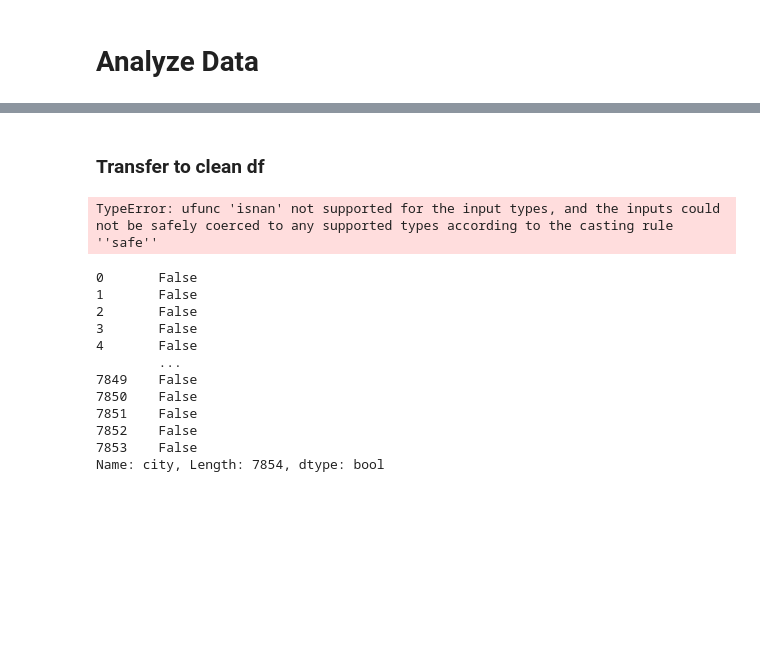
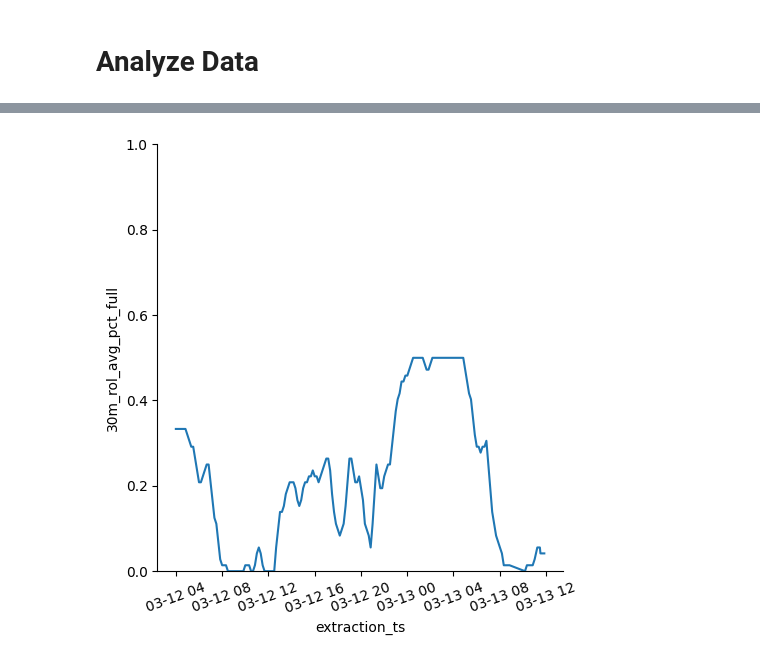
Before and after one commit to early-riser18/YouBikeML, a Jupyter notebook: eda/YouBike_EDA.ipynb, the cells around one changed output, grey strips where cells are left out. Saved outputs shown, nothing was run; the diff lists cells and outputs as text; code cells hidden in the pictures; blank space fills up the shorter version.

```diff
--- a/eda/YouBike_EDA.ipynb
+++ b/eda/YouBike_EDA.ipynb
@@ -433,0 +492,3 @@ base_df = main_df[['id', 'space', 'full', 'empty', 'bike_yb2', 'bike_eyb', 'city
+# %%
+rand_id = base_df['id'].sample(1, ignore_index=True)[0]
+print(rand_id)
@@ -434,8 +497,12 @@ base_df = main_df[['id', 'space', 'full', 'empty', 'bike_yb2', 'bike_eyb', 'city
 # %%
-eg_id = 500101001
+eg_id = rand_id
 # base_df.sort_values(by=["id", "last_update_ts"]).head(50)
 s_1 = base_df[base_df["id"] == eg_id] \
-    .sort_values(by=["id", "last_update_ts"]) \
+    .sort_values(by=["id", "extraction_ts"], ascending=False) \
     .copy(deep=True).reset_index(drop=True)
-s_1.drop_duplicates(subset="last_update_ts", inplace=True)
+# s_1.drop_duplicates(subset="last_update_ts", inplace=True)
 s_1["pct_full"] = s_1["full"] / s_1["space"]
+
+## Apply rolling average
+
+s_1["30m_rol_avg_pct_full"] = s_1['pct_full'].rolling(window=3).mean() #Assumes each record is 10 mins
@@ -507,2 +508,0 @@ sns.relplot(kind="scatter", x="lat", y="lng", data=main_df_dummy[main_df_dummy["
-# %% [markdown]
-### Transfer to clean df
@@ -511,20 +509,8 @@ bikes_station_clean = main_df.copy()
-# %%
-import numpy as np
-np.isnan(main_df_dummy["city"][0])
-# %% [output]
-TypeError: ufunc 'isnan' not supported for the input types, and the inputs could not be safely coerced to any supported types according to the casting rule ''safe''
-# %%
-main_df_dummy["city"].isna()
-# %% [output]
-0       False
-1       False
-2       False
-3       False
-4       False
-        ...
-7849    False
-7850    False
-7851    False
-7852    False
-7853    False
-Name: city, Length: 7854, dtype: bool
+# %%
+sns.relplot(data=s_1.iloc[:188], kind="line", x="extraction_ts", y="30m_rol_avg_pct_full")
+
+plt.xticks(rotation=20)
+plt.ylim(0, 1)
+plt.show()
+# %% [output]
+[figure, added]
```
Also changed, not shown: parts of 47 cells of this notebook.
